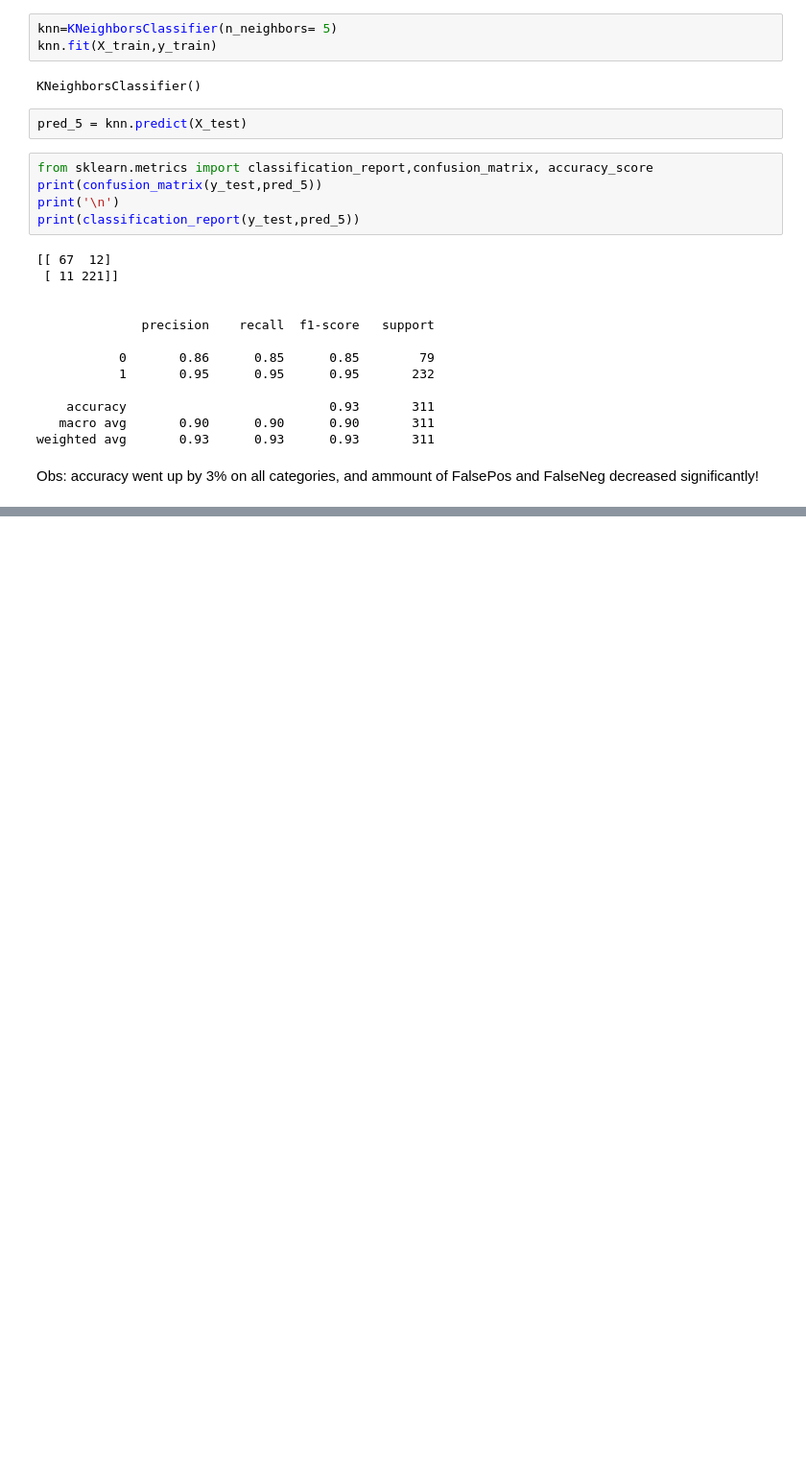
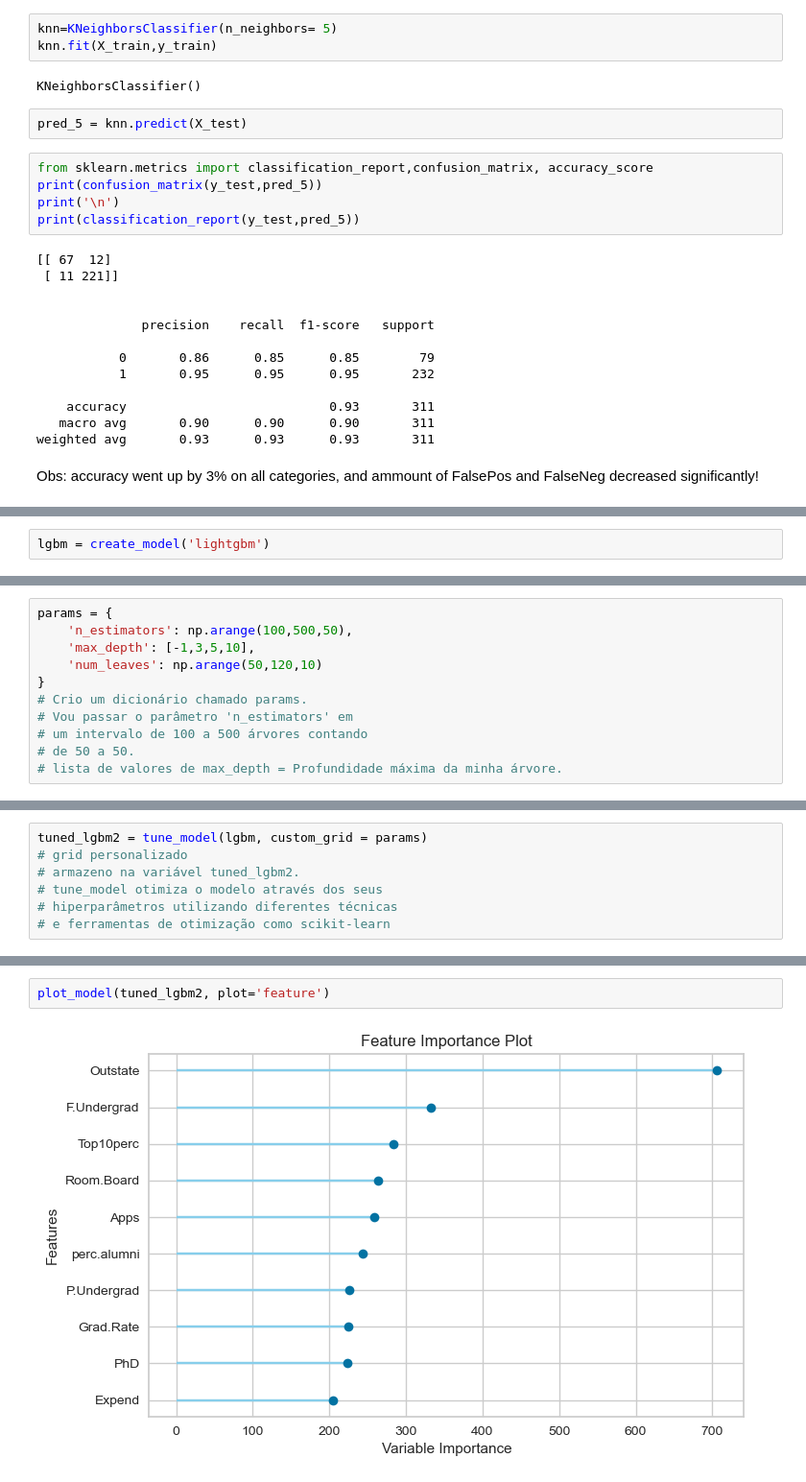
Before and after one commit to rodrigorct/MLtraining, a Jupyter notebook: Private and Public Universities- Project.ipynb, the cells around one changed output, grey strips where cells are left out. Shown at 96% size. Cells and saved outputs as stored; diff of their text form; blank space fills up the shorter version.

```diff
--- a/Private and Public Universities- Project.ipynb
+++ b/Private and Public Universities- Project.ipynb
@@ -375,0 +475,2 @@ Obs: accuracy went up by 3% on all categories, and ammount of FalsePos and False
+# %%
+lgbm = create_model('lightgbm')
@@ -375,0 +529,11 @@ Obs: accuracy went up by 3% on all categories, and ammount of FalsePos and False
+# %%
+params = {
+    'n_estimators': np.arange(100,500,50),
+    'max_depth': [-1,3,5,10],
+    'num_leaves': np.arange(50,120,10)
+}
+# Crio um dicionário chamado params.
+# Vou passar o parâmetro 'n_estimators' em
+# um intervalo de 100 a 500 árvores contando
+# de 50 a 50.
+# lista de valores de max_depth = Profundidade máxima da minha árvore.
@@ -375,0 +546,7 @@ Obs: accuracy went up by 3% on all categories, and ammount of FalsePos and False
+# %%
+tuned_lgbm2 = tune_model(lgbm, custom_grid = params)
+# grid personalizado
+# armazeno na variável tuned_lgbm2.
+# tune_model otimiza o modelo através dos seus
+# hiperparâmetros utilizando diferentes técnicas
+# e ferramentas de otimização como scikit-learn
@@ -375,0 +576,4 @@ Obs: accuracy went up by 3% on all categories, and ammount of FalsePos and False
+# %%
+plot_model(tuned_lgbm2, plot='feature')
+# %% [output]
+[figure, added]
```
Also changed, not shown: parts of 26 cells of this notebook.
